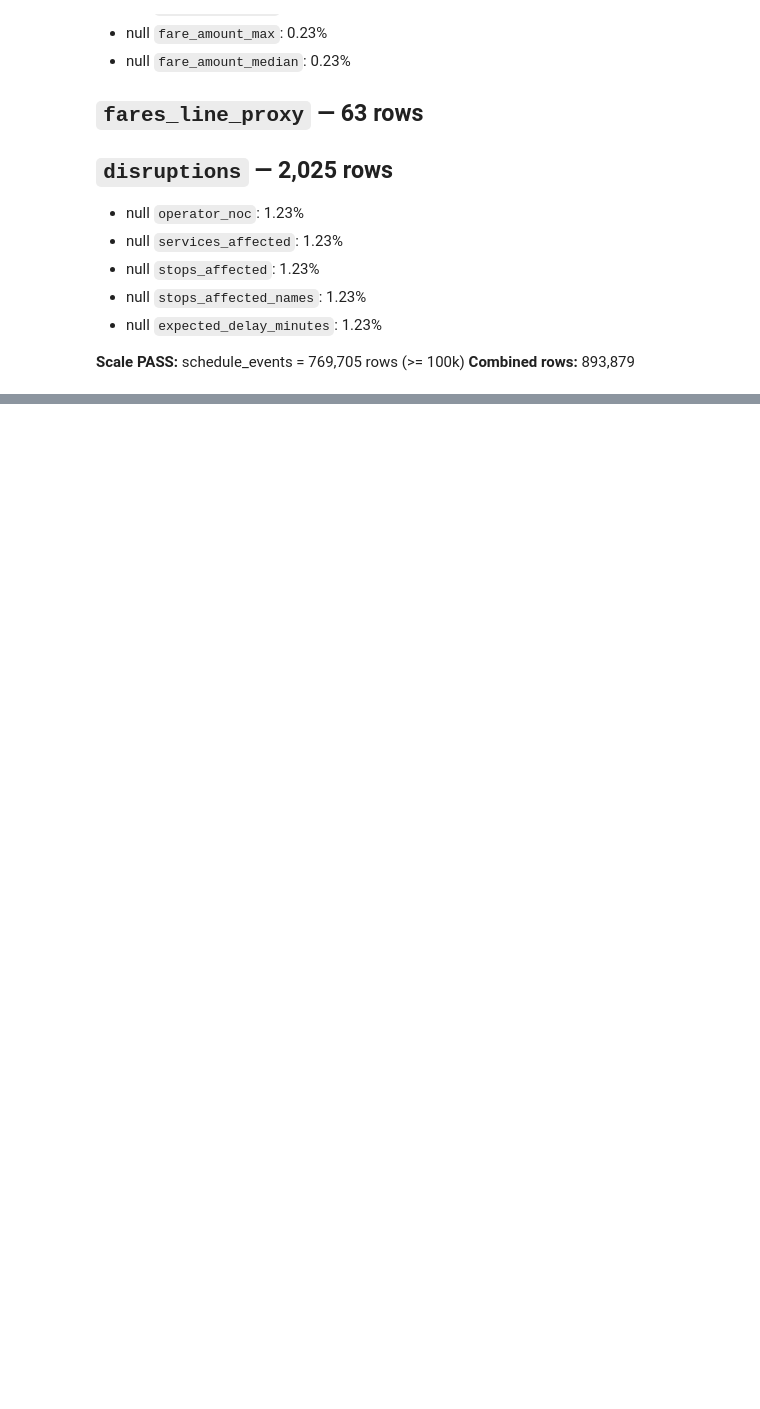
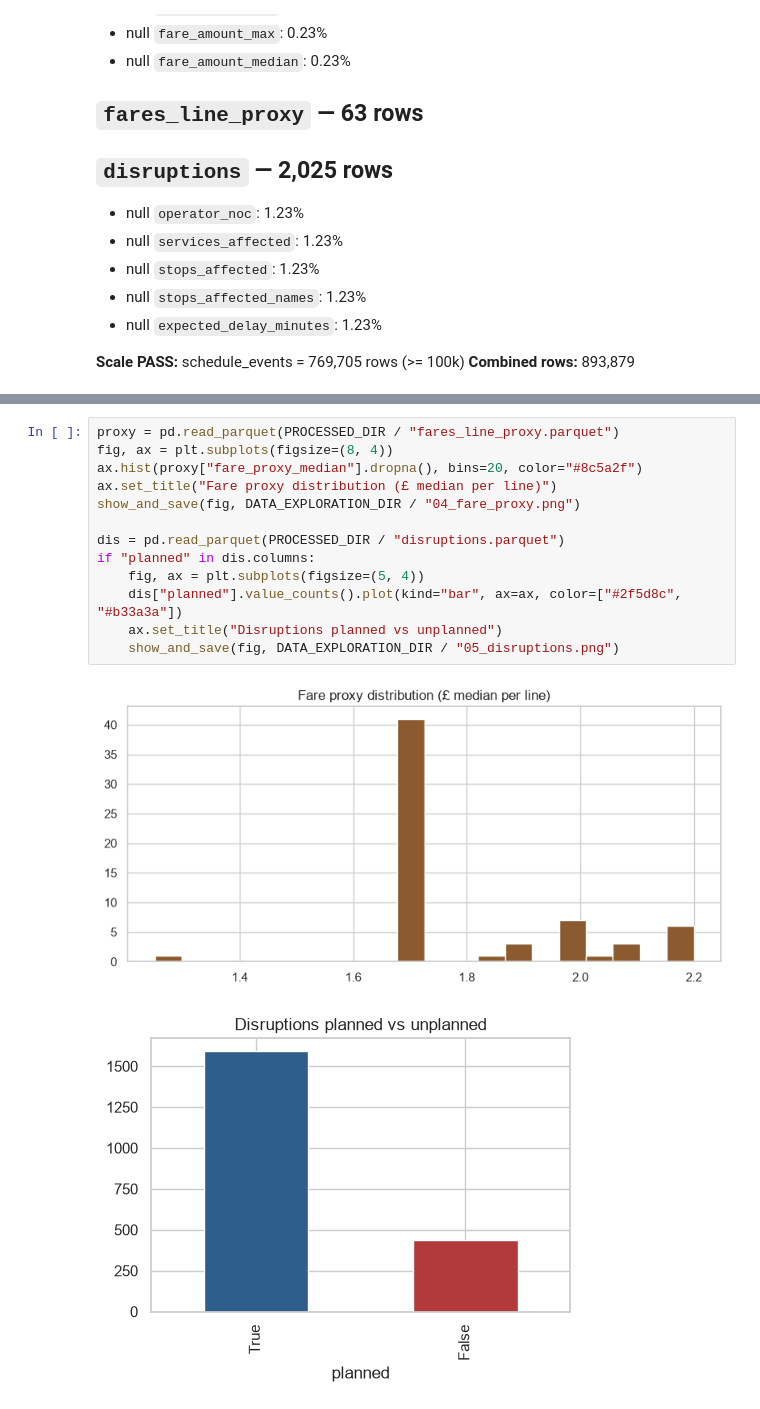
Before and after one commit to Samriddhacoderho/Arriva-Merseyside-Fare-Aware-Service-Reliability-Audit, a Jupyter notebook: main.ipynb, the cells around one changed output, grey strips where cells are left out. Cells and saved outputs as stored; diff of their text form; blank space fills up the shorter version.

```diff
--- a/main.ipynb
+++ b/main.ipynb
@@ -857,0 +920,16 @@ After Phase 1 ingest.
+# %%
+proxy = pd.read_parquet(PROCESSED_DIR / "fares_line_proxy.parquet")
+fig, ax = plt.subplots(figsize=(8, 4))
+ax.hist(proxy["fare_proxy_median"].dropna(), bins=20, color="#8c5a2f")
+ax.set_title("Fare proxy distribution (£ median per line)")
+show_and_save(fig, DATA_EXPLORATION_DIR / "04_fare_proxy.png")
+
+dis = pd.read_parquet(PROCESSED_DIR / "disruptions.parquet")
+if "planned" in dis.columns:
+    fig, ax = plt.subplots(figsize=(5, 4))
+    dis["planned"].value_counts().plot(kind="bar", ax=ax, color=["#2f5d8c", "#b33a3a"])
+    ax.set_title("Disruptions planned vs unplanned")
+    show_and_save(fig, DATA_EXPLORATION_DIR / "05_disruptions.png")
+# %% [output]
+[figure, added]
+[figure, added]
```
Also changed, not shown: parts of 4 cells of this notebook, 5 other files.
